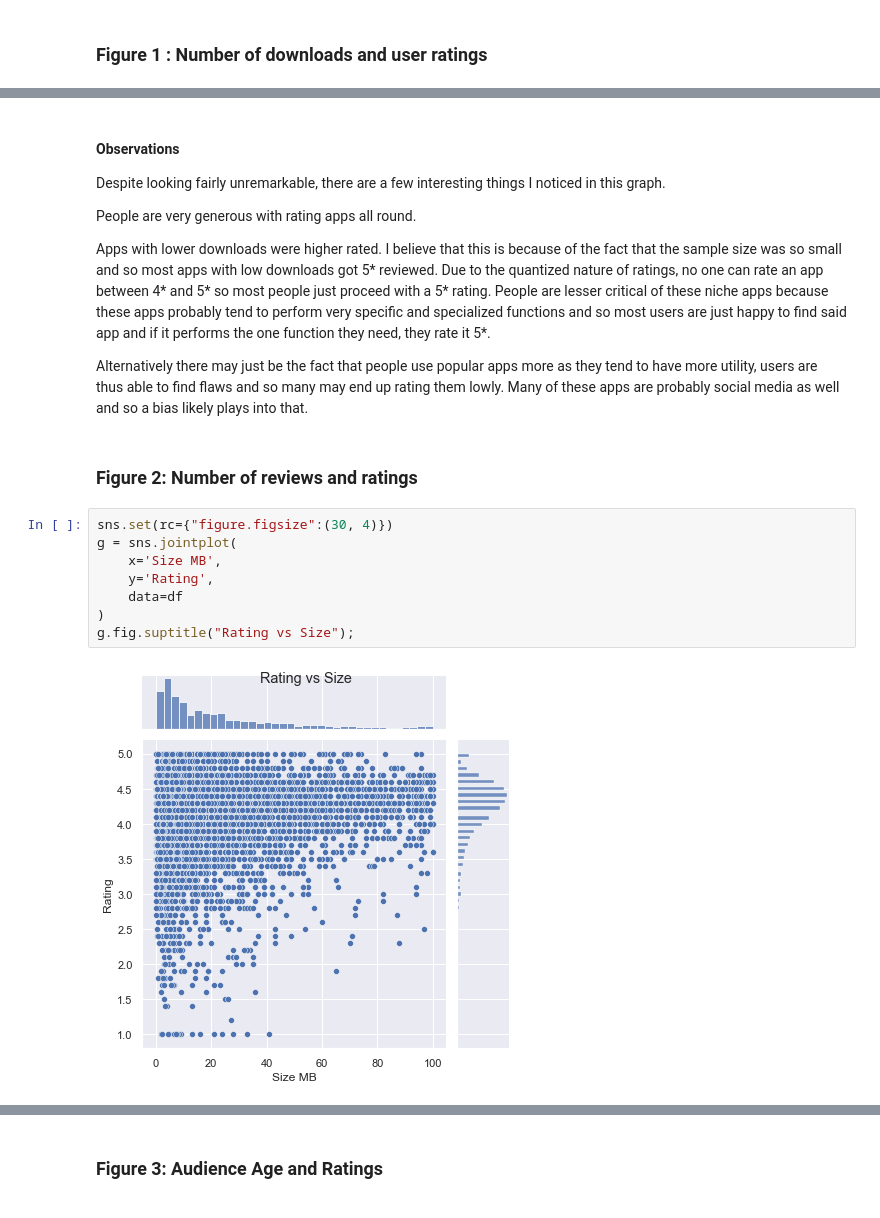
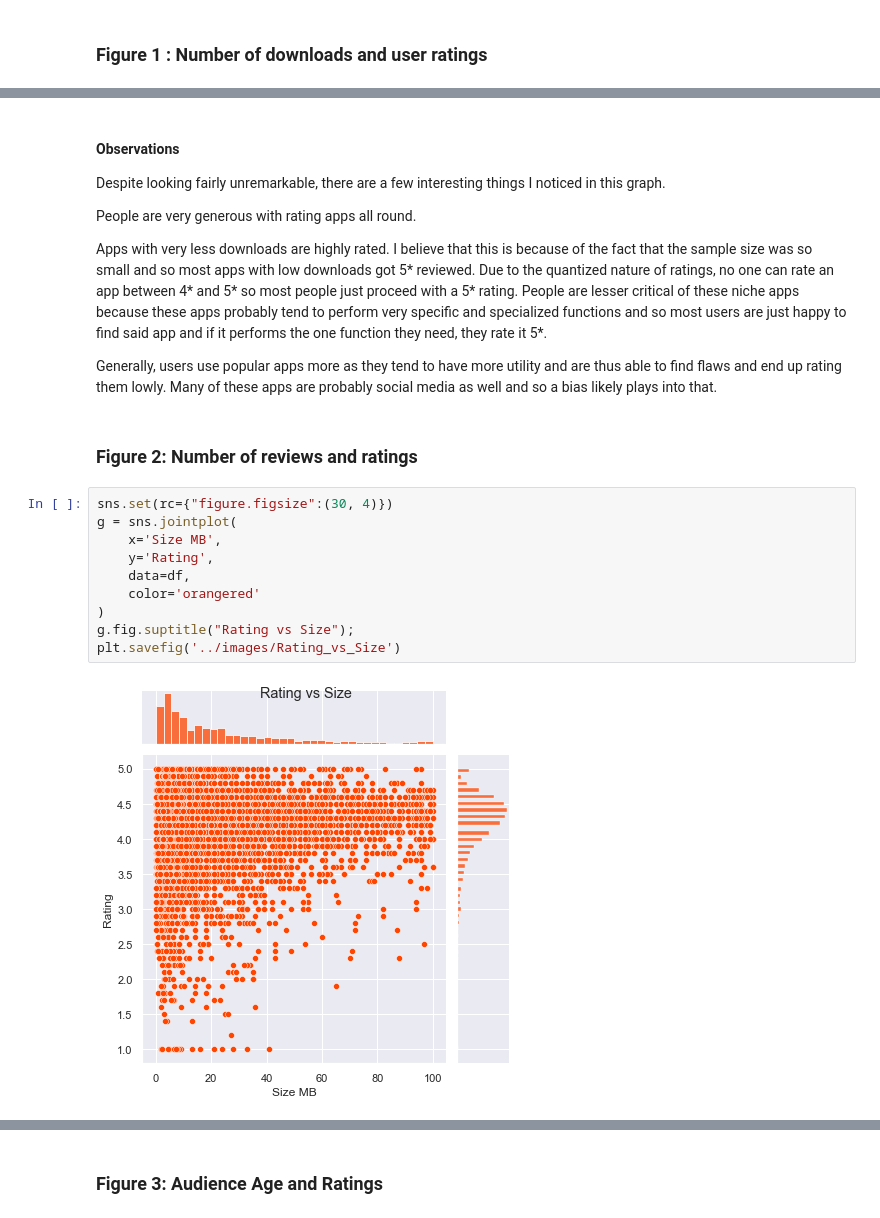
Before and after one commit to ubco-W2022T1-cosc301/project-group36, a Jupyter notebook: notebooks/analysis3.ipynb, the cells around one changed output, grey strips where cells are left out. Drawn from its saved outputs; the diff is of its cells as text.

Commit message:
Exported plots as image

```diff
--- a/notebooks/analysis3.ipynb
+++ b/notebooks/analysis3.ipynb
@@ -230,22 +231,23 @@ Despite looking fairly unremarkable, there are a few interesting things I notice
 
 People are very generous with rating apps all round.
 
-Apps with lower downloads were higher rated. I believe that this is because of the fact that the sample size was so small and so most apps with low downloads got 5* reviewed. Due to the quantized nature of ratings, no one can rate an app between 4* and 5* so most people just proceed with a 5* rating. People are lesser critical of these niche apps because these apps probably tend to perform very specific and specialized functions and so  most users are just happy to find said app and if it performs the one function they need, they rate it 5*.
+Apps with very less downloads are highly rated. I believe that this is because of the fact that the sample size was so small and so most apps with low downloads got 5* reviewed. Due to the quantized nature of ratings, no one can rate an app between 4* and 5* so most people just proceed with a 5* rating. People are lesser critical of these niche apps because these apps probably tend to perform very specific and specialized functions and so  most users are just happy to find said app and if it performs the one function they need, they rate it 5*.
 
-Alternatively there may just be the fact that people use popular apps more as they tend to have more utility, users are thus able to find flaws and so many
-may end up rating them lowly. Many of these apps are probably social media as well and so a bias likely plays into that.
+Generally, users use popular apps more as they tend to have more utility and are thus able to find flaws and end up rating them lowly. Many of these apps are probably social media as well and so a bias likely plays into that.
 # %% [markdown]
 ### Figure 2: Number of reviews and ratings
 # %%
 sns.set(rc={"figure.figsize":(30, 4)})
 g = sns.jointplot(
     x='Size MB',
     y='Rating',
-    data=df
+    data=df,
+    color='orangered'
 )
 g.fig.suptitle("Rating vs Size");
+plt.savefig('../images/Rating_vs_Size')
 # %% [output]
-[figure, old version]
+[figure, new version]
 # %% [markdown]
 #### Observations
 
```
Also changed, not shown: parts of 6 cells of this notebook, 2 other files.
